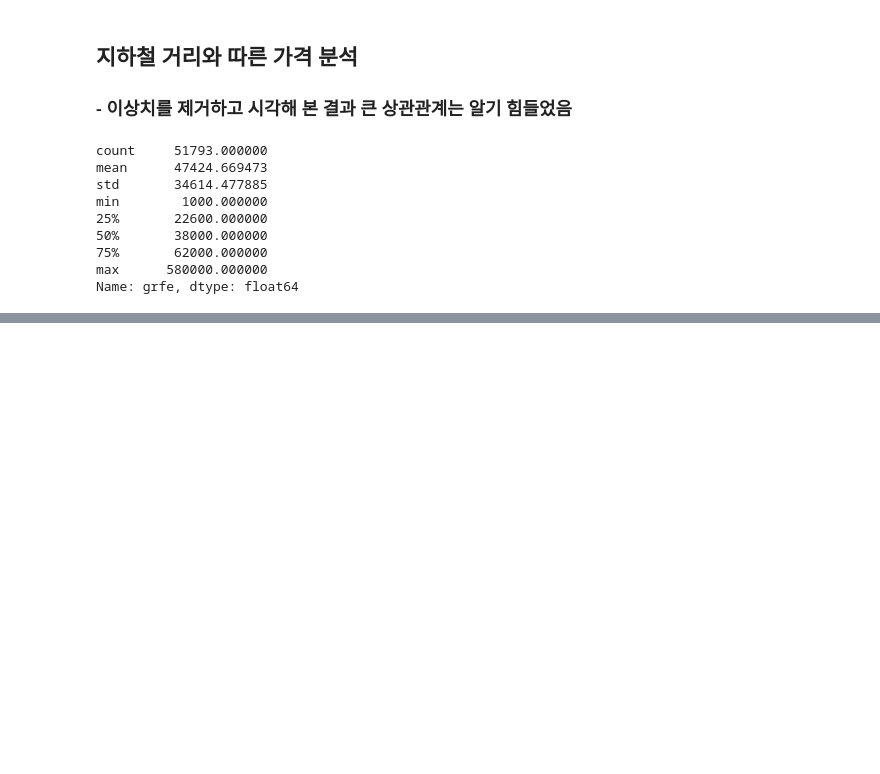
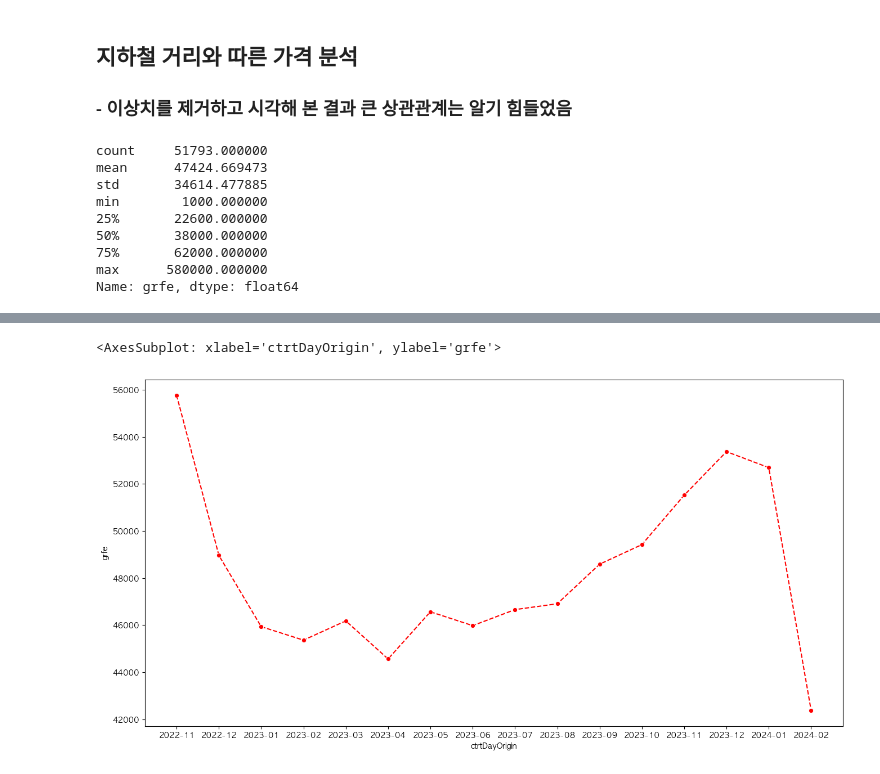
Before and after one commit to hanaTI-team-1/dataAnalysis, a Jupyter notebook: insight/전세가분석_시각화.ipynb, the cells around one changed output, grey strips where cells are left out. Cells and saved outputs as stored; diff of their text form; code cells hidden in the pictures; blank space fills up the shorter version.

```diff
--- a/insight/전세가분석_시각화.ipynb
+++ b/insight/전세가분석_시각화.ipynb
@@ -453,0 +497,5 @@ sns.regplot(data=pro_df, x="grfe", y="Closest_Station_Distance",
+# %%
+import datetime
+
+now = datetime.datetime.now()
+now_after = now + datetime.timedelta(days=-int(df["ctrtDay"].values[0]))
@@ -453,0 +506,2 @@ sns.regplot(data=pro_df, x="grfe", y="Closest_Station_Distance",
+# %%
+df["ctrtDayOrigin"] = df["ctrtDay"].apply( lambda x : (now + datetime.timedelta(days=-int(x))).strftime("%Y-%m"))
@@ -453,0 +524,2 @@ sns.regplot(data=pro_df, x="grfe", y="Closest_Station_Distance",
+# %%
+time_df = df.groupby("ctrtDayOrigin").mean().reset_index()
@@ -453,0 +547,9 @@ sns.regplot(data=pro_df, x="grfe", y="Closest_Station_Distance",
+# %%
+chart = plt.figure(figsize=(16,8))
+sns.lineplot(x=time_df["ctrtDayOrigin"], y=time_df["grfe"],
+             color='r', # 색상
+             linestyle='--', # 라인 스타일
+             marker='o') # 마커
+# %% [output]
+<AxesSubplot: xlabel='ctrtDayOrigin', ylabel='grfe'>
+[figure, added]
```
Also changed, not shown: parts of 16 cells of this notebook.
